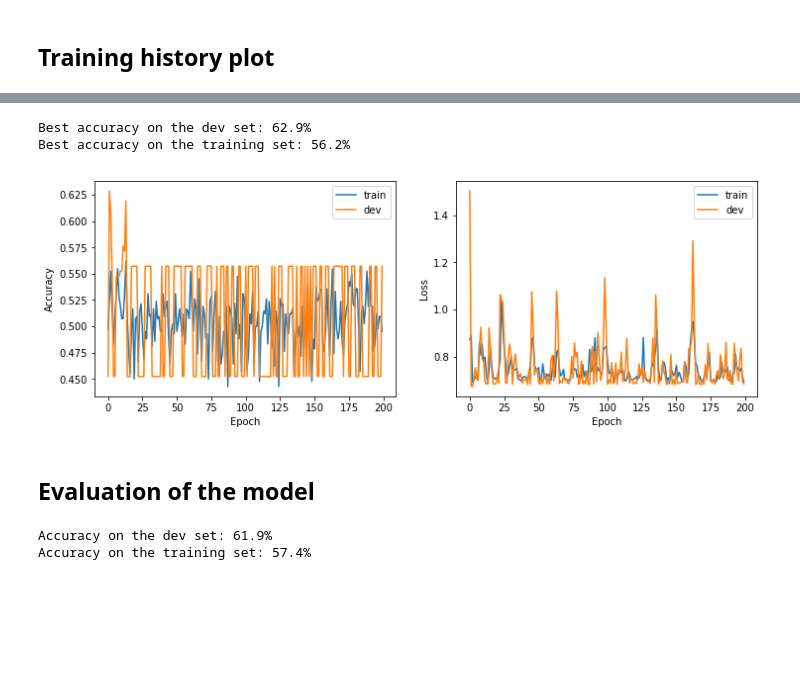
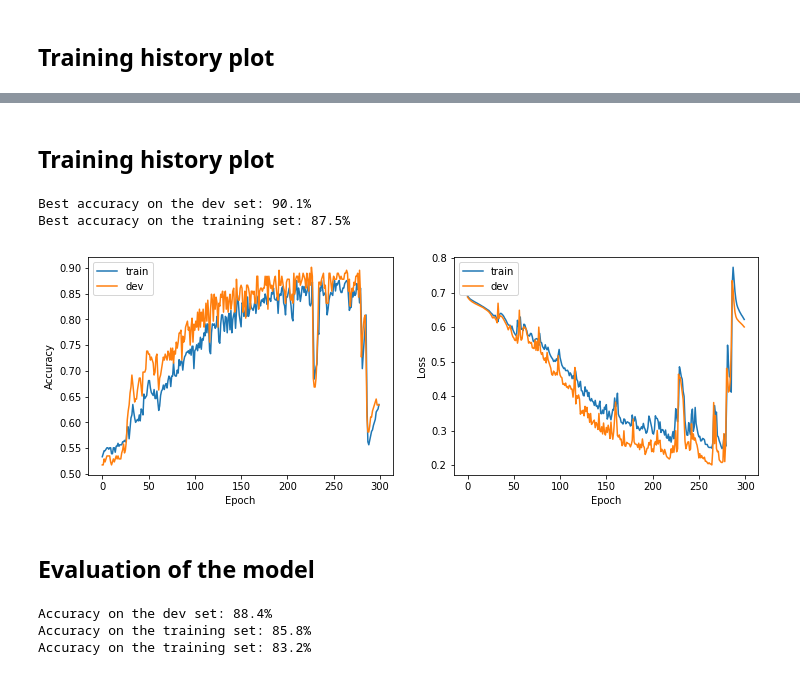
Before and after one commit to AndreaAmico/DeepMouse, a Jupyter notebook: training_models/keras_03.ipynb, the cells around one changed output, grey strips where cells are left out. Drawn from its saved outputs; the diff is of its cells as text; code cells hidden in the pictures; blank space fills up the shorter version.

Commit message:
Adam learning rate optimized

```diff
--- a/training_models/keras_03.ipynb
+++ b/training_models/keras_03.ipynb
@@ -78,14 +92,21 @@ np.mean(np.std(X_filt[:,:,0], axis=1))
 # %% [markdown]
 ## Training/dev/test set splitting
 # %%
-X_train, X_test, y_train, y_test = train_test_split(X, y, test_size=0.30, random_state=1)
-X_dev, X_test, y_dev, y_test = train_test_split(X_train, y_train, test_size=0.5, random_state=1)
+def create_train_dev_test(X, y, seed=1):
+    X_train, X_test, y_train, y_test = train_test_split(X, y, test_size=0.30, random_state=seed, shuffle=True)
+    X_dev, X_test, y_dev, y_test = train_test_split(X_train, y_train, test_size=0.5, random_state=seed, shuffle=True)
+    return X_train, X_dev, X_test, y_train, y_dev, y_test
+
+X_train, X_dev, X_test, y_train, y_dev, y_test = create_train_dev_test(X_filt, y_filt, seed=1)
 # %% [markdown]
 ## Model definition
 # %%
-model = Sequential()
-model.add(LSTM(256, input_shape=(batch_size, 2)))
-model.add(Dense(1, activation='sigmoid'))
+def create_model():
+    model = Sequential()
+    model.add(LSTM(256, input_shape=(X_dev.shape[1], 2)))
+    model.add(Dense(1, activation='sigmoid'))
+    return model
 
+model = create_model()
 model.summary()
 # %% [output]
@@ -132,0 +178,14 @@ Epoch 200/200
+# %%
+
+lr = 0.0001
+X_train, X_dev, X_test, y_train, y_dev, y_test = create_train_dev_test(X_filt, y_filt, seed=1)
+adam = Adam(lr=lr)
+chk = ModelCheckpoint(f'../models/best_model_{version}.pkl', monitor='acc', save_best_only=True, mode='max', verbose=0) #monitor='val_acc'
+weights = model.get_weights()
+model.compile(loss='binary_crossentropy', optimizer=adam, metrics=['accuracy'])
+
+history_t = model.fit(X_train, y_train, epochs=300, batch_size=64,
+                                                callbacks=[chk], validation_data=(X_dev, y_dev))
+model.set_weights(weights)
+
+play_bell()
@@ -133,29 +210,31 @@ Epoch 200/200
+# %% [markdown]
+## Training history plot
 # %%
 fig, (ax1, ax2) = plt.subplots(1, 2, figsize=(12,4))
 
-ax1.plot(history_training.history['acc'], label='train')
-ax1.plot(history_training.history['val_acc'], label='dev')
+ax1.plot(history_t.history['acc'], label='train')
+ax1.plot(history_t.history['val_acc'], label='dev')
 
-ax2.plot(history_training.history['loss'], label='train')
-ax2.plot(history_training.history['val_loss'], label='dev')
+ax2.plot(history_t.history['loss'], label='train')
+ax2.plot(history_t.history['val_loss'], label='dev')
 
 ax1.set_xlabel('Epoch')
 ax2.set_xlabel('Epoch')
 ax1.legend()
 ax2.legend()
 
 ax1.set_ylabel('Accuracy')
 ax2.set_ylabel('Loss')
 
-best_acc = max(history_training.history['val_acc'])
+best_acc = max(history_t.history['val_acc'])
 print(f'Best accuracy on the dev set: {best_acc*100:.1f}%')
-best_acc_training = max(history_training.history['acc'])
+best_acc_training = max(history_t.history['acc'])
 print(f'Best accuracy on the training set: {best_acc_training*100:.1f}%')
 #fig.savefig(f'../plots/model_{version}.png', bbox_inches='tight')
 # %% [output]
-Best accuracy on the dev set: 62.9%
-Best accuracy on the training set: 56.2%
+Best accuracy on the dev set: 90.1%
+Best accuracy on the training set: 87.5%
-[figure, old version]
+[figure, new version]
 # %% [markdown]
 ## Evaluation of the model
 # %%
@@ -168,9 +247,14 @@ print(f'Accuracy on the dev set: {acc_dev*100:.1f}%')
 training_preds = model.predict_classes(X_train)
 acc_training = accuracy_score(y_train, training_preds)
 print(f'Accuracy on the training set: {acc_training*100:.1f}%')
+
+test_preds = model.predict_classes(X_test)
+acc_test = accuracy_score(y_test, test_preds)
+print(f'Accuracy on the training set: {acc_test*100:.1f}%')
 # %% [output]
-Accuracy on the dev set: 61.9%
-Accuracy on the training set: 57.4%
+Accuracy on the dev set: 88.4%
+Accuracy on the training set: 85.8%
+Accuracy on the training set: 83.2%
 # %%
 import itertools
 from sklearn.metrics import confusion_matrix
```
Also changed, not shown: parts of 11 cells of this notebook, 12 other files.
